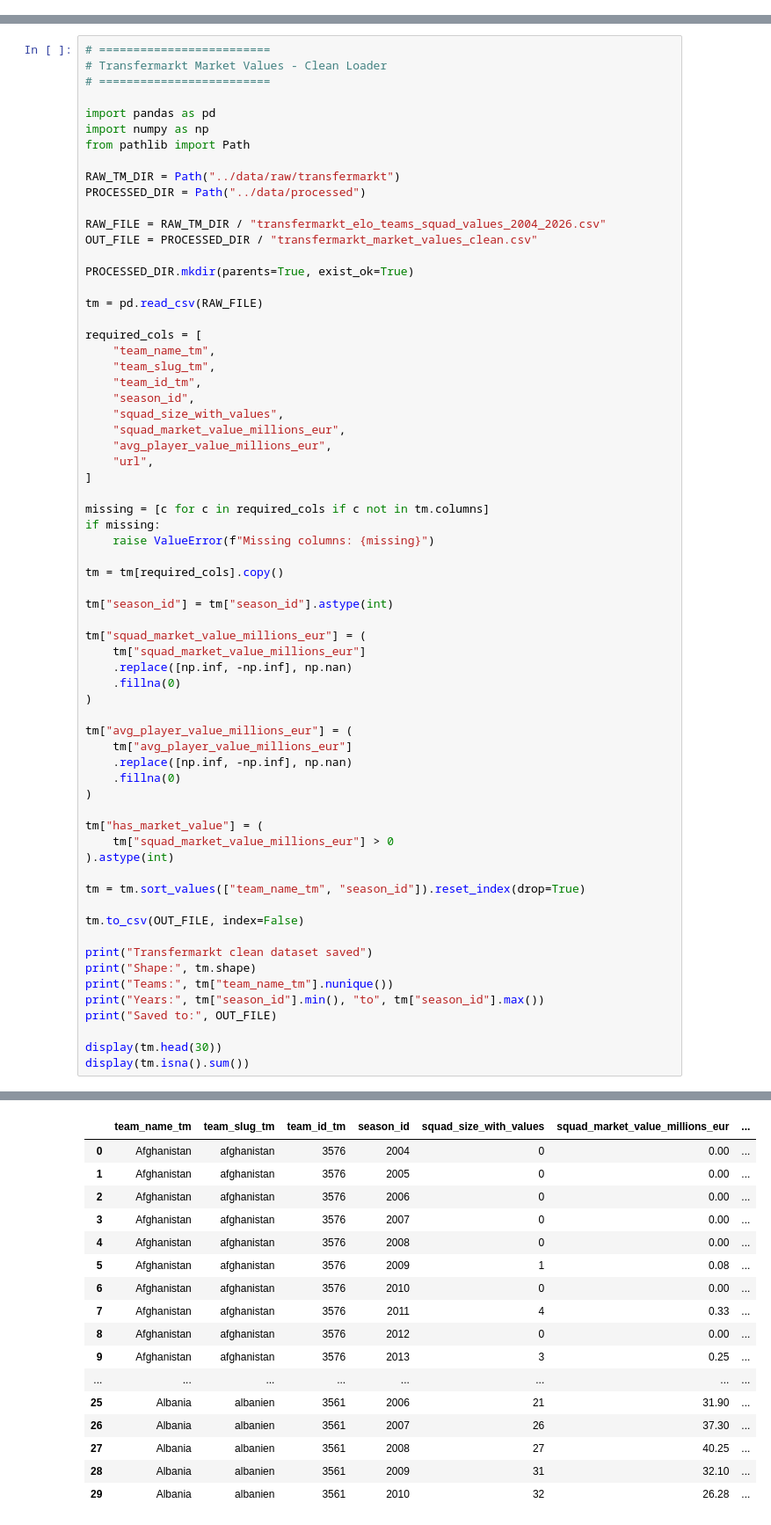
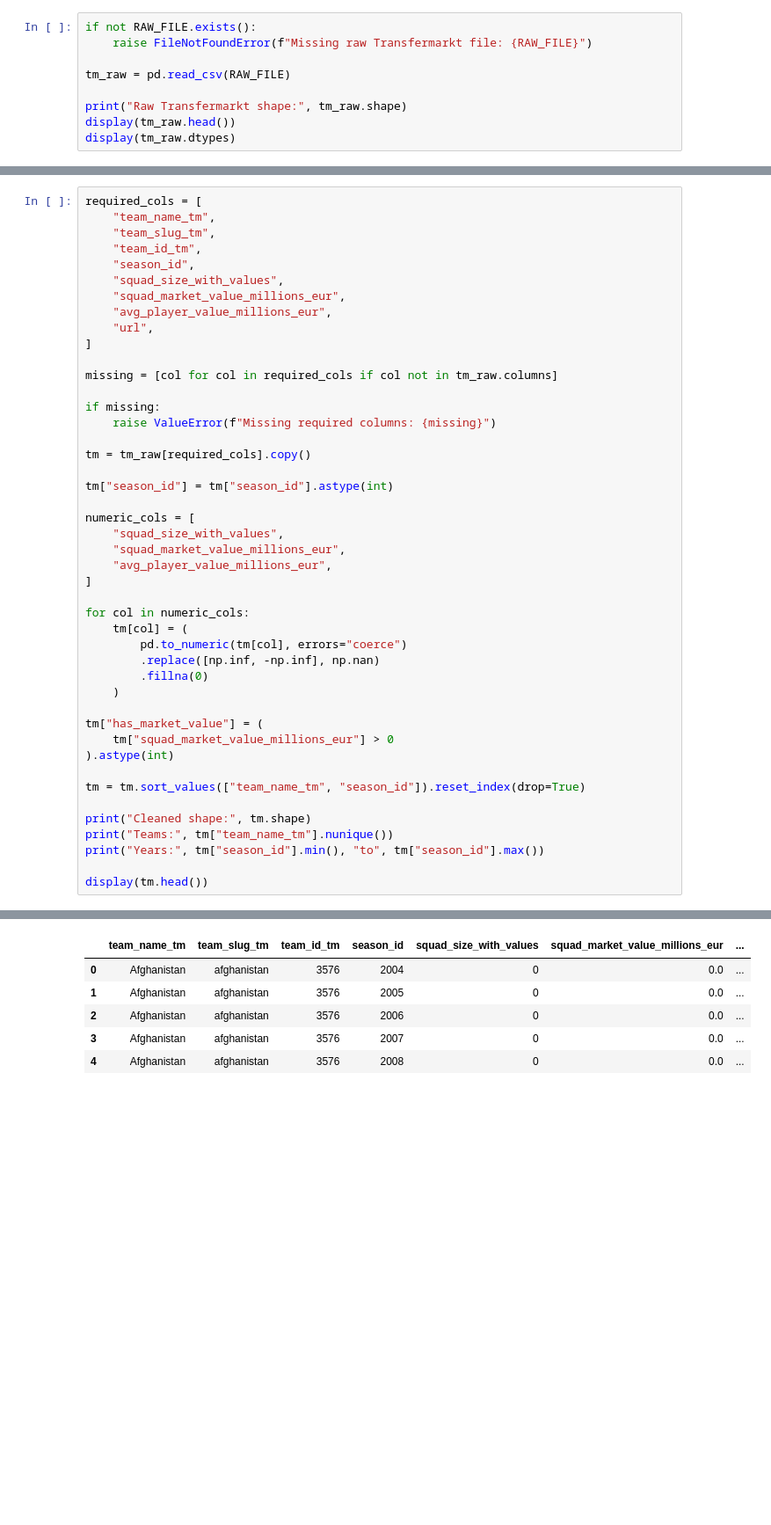
Before and after one commit to roeeseri/World_cup_predictor, a Jupyter notebook: notebooks/02_feature_engineering.ipynb, the cells around one changed output, grey strips where cells are left out. Shown at 88% size. Drawn from its saved outputs; the diff is of its cells as text; blank space fills up the shorter version.

```diff
--- a/notebooks/02_feature_engineering.ipynb
+++ b/notebooks/02_feature_engineering.ipynb
@@ -0,0 +52,9 @@
+# %%
+if not RAW_FILE.exists():
+    raise FileNotFoundError(f"Missing raw Transfermarkt file: {RAW_FILE}")
+
+tm_raw = pd.read_csv(RAW_FILE)
+
+print("Raw Transfermarkt shape:", tm_raw.shape)
+display(tm_raw.head())
+display(tm_raw.dtypes)
@@ -1,22 +81,4 @@
 # %%
-# =========================
-# Transfermarkt Market Values - Clean Loader
-# =========================
-
-import pandas as pd
-import numpy as np
-from pathlib import Path
-
-RAW_TM_DIR = Path("../data/raw/transfermarkt")
-PROCESSED_DIR = Path("../data/processed")
-
-RAW_FILE = RAW_TM_DIR / "transfermarkt_elo_teams_squad_values_2004_2026.csv"
-OUT_FILE = PROCESSED_DIR / "transfermarkt_market_values_clean.csv"
-
-PROCESSED_DIR.mkdir(parents=True, exist_ok=True)
-
-tm = pd.read_csv(RAW_FILE)
-
 required_cols = [
     "team_name_tm",
     "team_slug_tm",
@@ -28,25 +90,27 @@ required_cols = [
     "url",
 ]
 
-missing = [c for c in required_cols if c not in tm.columns]
+missing = [col for col in required_cols if col not in tm_raw.columns]
+
 if missing:
-    raise ValueError(f"Missing columns: {missing}")
+    raise ValueError(f"Missing required columns: {missing}")
 
-tm = tm[required_cols].copy()
+tm = tm_raw[required_cols].copy()
 
 tm["season_id"] = tm["season_id"].astype(int)
 
-tm["squad_market_value_millions_eur"] = (
-    tm["squad_market_value_millions_eur"]
-    .replace([np.inf, -np.inf], np.nan)
-    .fillna(0)
-)
+numeric_cols = [
+    "squad_size_with_values",
+    "squad_market_value_millions_eur",
+    "avg_player_value_millions_eur",
+]
 
-tm["avg_player_value_millions_eur"] = (
-    tm["avg_player_value_millions_eur"]
-    .replace([np.inf, -np.inf], np.nan)
-    .fillna(0)
-)
+for col in numeric_cols:
+    tm[col] = (
+        pd.to_numeric(tm[col], errors="coerce")
+        .replace([np.inf, -np.inf], np.nan)
+        .fillna(0)
+    )
 
 tm["has_market_value"] = (
     tm["squad_market_value_millions_eur"] > 0
@@ -54,14 +118,9 @@ tm["has_market_value"] = (
 
 tm = tm.sort_values(["team_name_tm", "season_id"]).reset_index(drop=True)
 
-tm.to_csv(OUT_FILE, index=False)
-
-print("Transfermarkt clean dataset saved")
-print("Shape:", tm.shape)
+print("Cleaned shape:", tm.shape)
 print("Teams:", tm["team_name_tm"].nunique())
 print("Years:", tm["season_id"].min(), "to", tm["season_id"].max())
-print("Saved to:", OUT_FILE)
 
-display(tm.head(30))
-display(tm.isna().sum())
+display(tm.head())
 # %% [output]
@@ -73,17 +130,6 @@ Saved to: ../data/processed/transfermarkt_market_values_clean.csv
 |  | team_name_tm | team_slug_tm | team_id_tm | season_id | squad_size_with_values | squad_market_value_millions_eur | ... |
-| 0 | Afghanistan | afghanistan | 3576 | 2004 | 0 | 0.00 | ... |
-| 1 | Afghanistan | afghanistan | 3576 | 2005 | 0 | 0.00 | ... |
-| 2 | Afghanistan | afghanistan | 3576 | 2006 | 0 | 0.00 | ... |
-| 3 | Afghanistan | afghanistan | 3576 | 2007 | 0 | 0.00 | ... |
-| 4 | Afghanistan | afghanistan | 3576 | 2008 | 0 | 0.00 | ... |
-| 5 | Afghanistan | afghanistan | 3576 | 2009 | 1 | 0.08 | ... |
-| 6 | Afghanistan | afghanistan | 3576 | 2010 | 0 | 0.00 | ... |
-| 7 | Afghanistan | afghanistan | 3576 | 2011 | 4 | 0.33 | ... |
-| 8 | Afghanistan | afghanistan | 3576 | 2012 | 0 | 0.00 | ... |
-| 9 | Afghanistan | afghanistan | 3576 | 2013 | 3 | 0.25 | ... |
-| ... | ... | ... | ... | ... | ... | ... | ... |
-| 25 | Albania | albanien | 3561 | 2006 | 21 | 31.90 | ... |
-| 26 | Albania | albanien | 3561 | 2007 | 26 | 37.30 | ... |
-| 27 | Albania | albanien | 3561 | 2008 | 27 | 40.25 | ... |
-| 28 | Albania | albanien | 3561 | 2009 | 31 | 32.10 | ... |
-| 29 | Albania | albanien | 3561 | 2010 | 32 | 26.28 | ... |
+| 0 | Afghanistan | afghanistan | 3576 | 2004 | 0 | 0.0 | ... |
+| 1 | Afghanistan | afghanistan | 3576 | 2005 | 0 | 0.0 | ... |
+| 2 | Afghanistan | afghanistan | 3576 | 2006 | 0 | 0.0 | ... |
+| 3 | Afghanistan | afghanistan | 3576 | 2007 | 0 | 0.0 | ... |
+| 4 | Afghanistan | afghanistan | 3576 | 2008 | 0 | 0.0 | ... |
```
Also changed, not shown: parts of 16 cells of this notebook, 8 other files.
